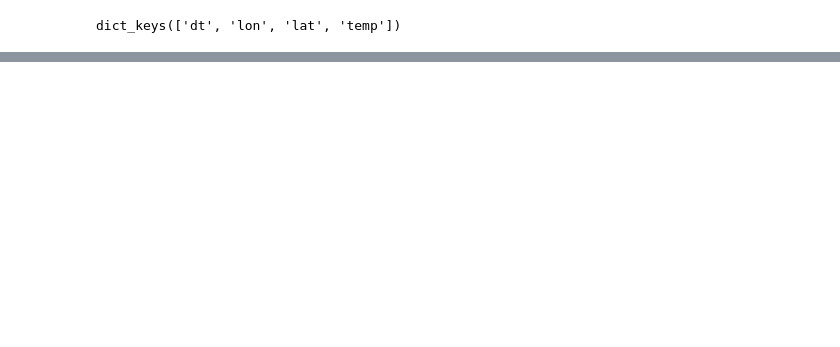
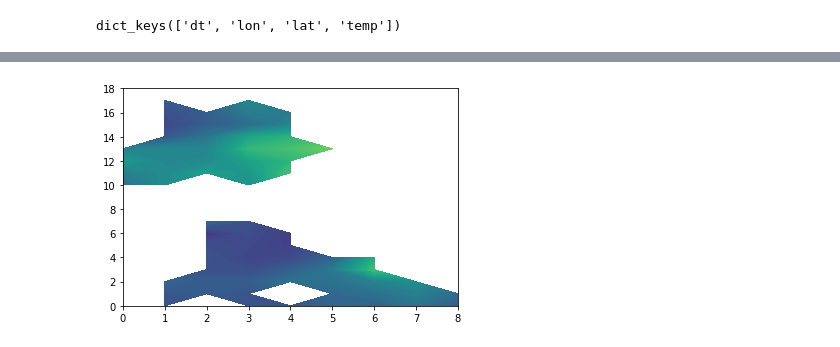
Before and after one commit to ryokurashina/jamboree2019, a Jupyter notebook: floats/first_dataset.ipynb, the cells around one changed output, grey strips where cells are left out. Drawn from its saved outputs; the diff is of its cells as text; code cells hidden in the pictures; blank space fills up the shorter version.

Commit message:
finished code for temperature field

```diff
--- a/floats/first_dataset.ipynb
+++ b/floats/first_dataset.ipynb
@@ -26,0 +28,14 @@ for i in range(len(d)):
+# %%
+min_lat = []
+min_lon = []
+max_lat = []
+max_lon = []
+for i in range(len(data_list)):
+    min_lat.append(min(data_list[i].loc[:,'lat']))
+    min_lon.append(min(data_list[i].loc[:,'lon']))
+    max_lat.append(max(data_list[i].loc[:,'lat']))
+    max_lon.append(max(data_list[i].loc[:,'lon']))
+min_lat = min(min_lat)
+min_lon = min(min_lon)
+max_lat = max(max_lat)
+max_lon = max(max_lon)
@@ -26,0 +44,14 @@ for i in range(len(d)):
+# %%
+b = pd.DataFrame()
+for i in range(len(data_list)):
+    b = b.append(data_list[i],ignore_index =True)
+# %%
+lat = np.linspace(min_lat,max_lat,20)
+lon = np.linspace(min_lon,max_lon,10)
+T_field = np.zeros((len(lat)-1,len(lon)-1))
+pdf = np.zeros((len(lat)-1,len(lon)-1))
+# %%
+for i in range(len(lat)-1):
+    for j in range(len(lon)-1):
+        T_field[i,j] = b[ (b.lat >= lat[i]) & (b.lat< lat[i+1]) & (b.lon >= lon[j]) & (b.lon < lon[j+1])].temp.mean()
+        pdf[i,j] = len(b[ (b.lat >= lat[i]) & (b.lat< lat[i+1]) & (b.lon >= lon[j]) & (b.lon < lon[j+1])]) / len(b)
@@ -26,0 +62,7 @@ for i in range(len(d)):
+# %%
+plt.figure()
+plt.contourf(T_field,100)
+plt.show()
+plt.colorbar()
+# %% [output]
+[figure, added]
```
Also changed, not shown: parts of 6 cells of this notebook.
